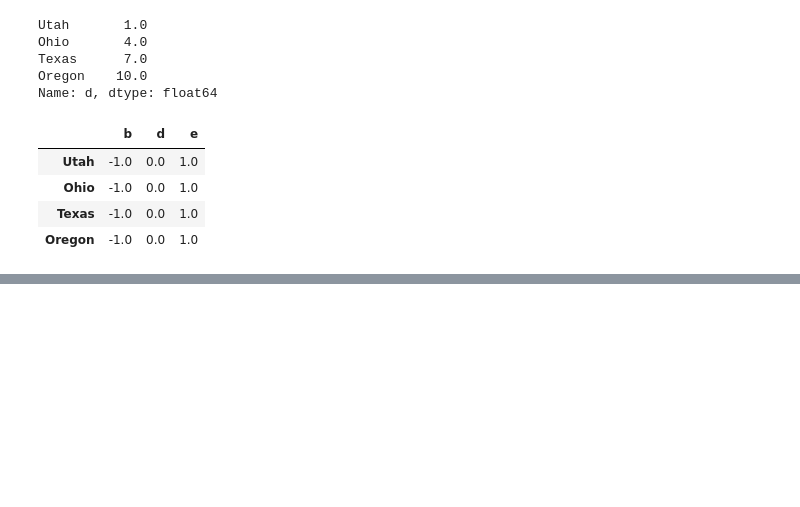
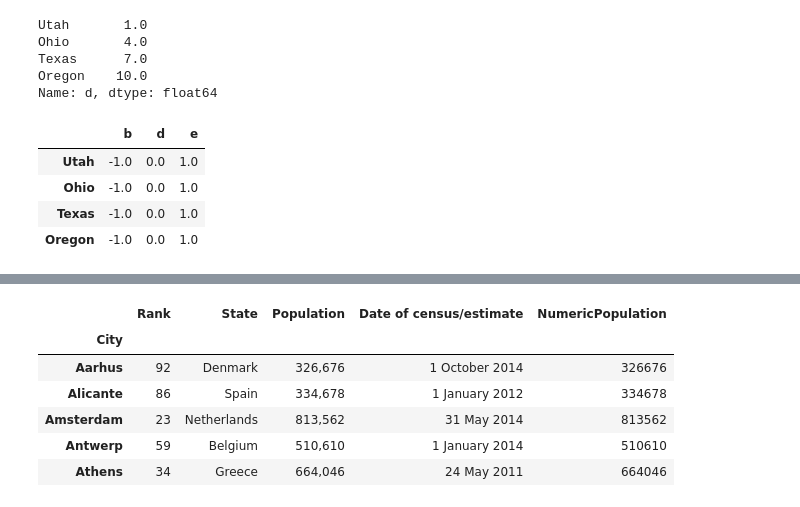
Before and after one commit to QiuJingwen/course-beginning-python, a Jupyter notebook: 5. python数据处理.ipynb, the cells around one changed output, grey strips where cells are left out. Cells and saved outputs as stored; diff of their text form; code cells hidden in the pictures; blank space fills up the shorter version.

```diff
--- a/5. python数据处理.ipynb
+++ b/5. python数据处理.ipynb
@@ -1242,0 +1831,12 @@ frame.sub(series3, axis=0)
+# %%
+df_pop2 = df_pop.set_index("City")
+df_pop2 = df_pop2.sort_index()
+df_pop2.head()
+# %% [output]
+|  | Rank | State | Population | Date of census/estimate | NumericPopulation |
+| City |  |  |  |  |  |
+| Aarhus | 92 | Denmark | 326,676 | 1 October 2014 | 326676 |
+| Alicante | 86 | Spain | 334,678 | 1 January 2012 | 334678 |
+| Amsterdam | 23 | Netherlands | 813,562 | 31 May 2014 | 813562 |
+| Antwerp | 59 | Belgium | 510,610 | 1 January 2014 | 510610 |
+| Athens | 34 | Greece | 664,046 | 24 May 2011 | 664046 |
```
Also changed, not shown: parts of 118 cells of this notebook, 1 other file.
